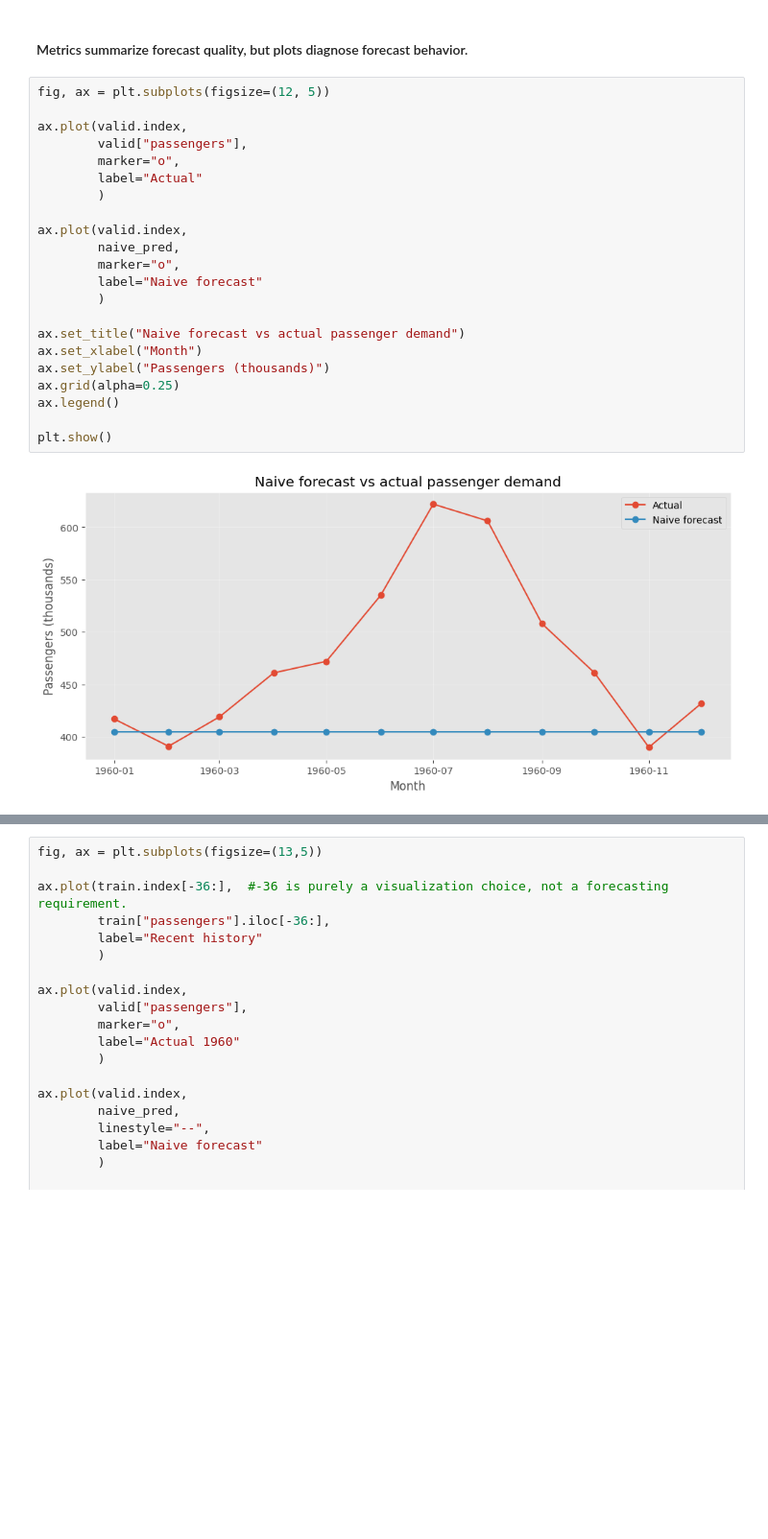
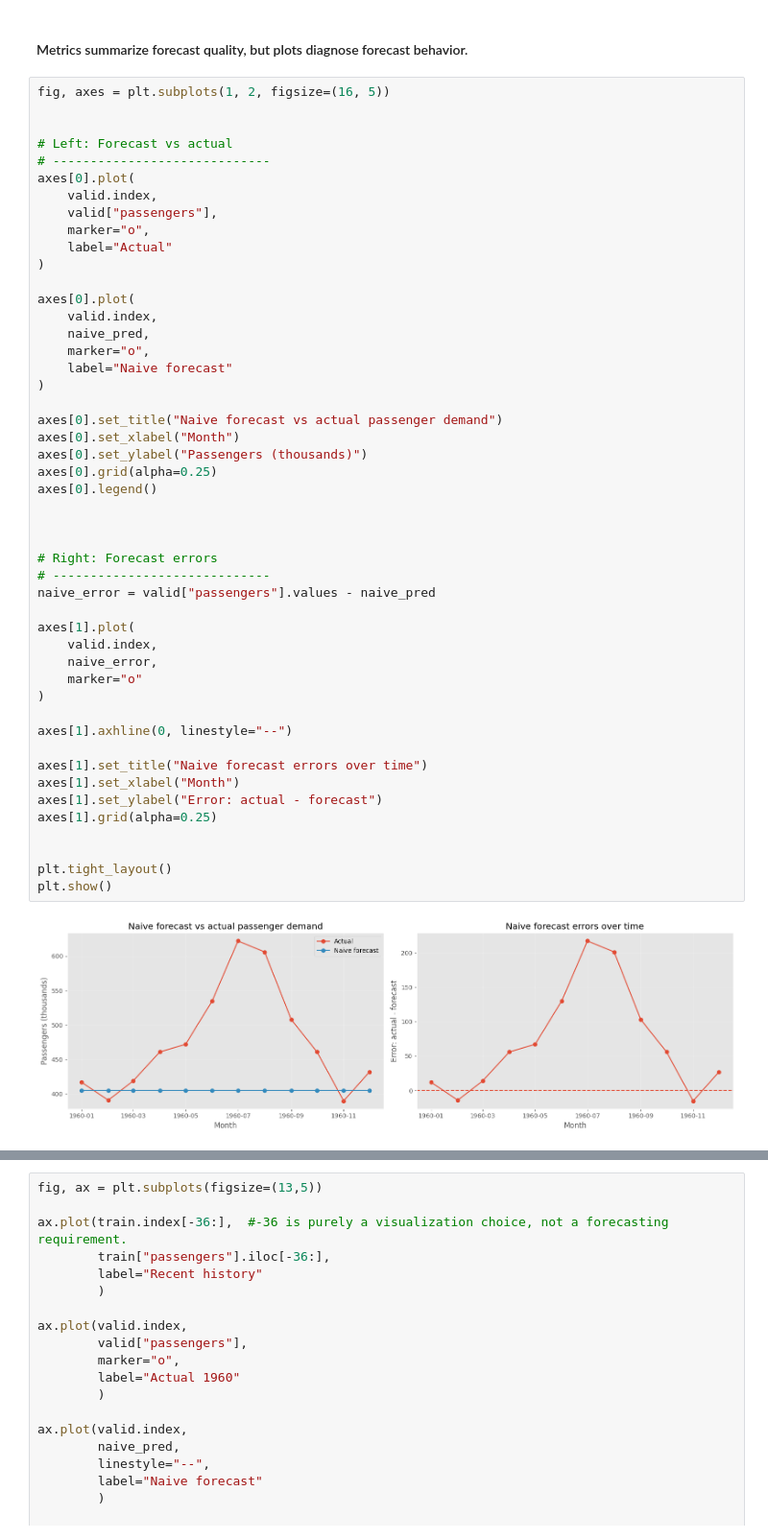
Before and after one commit to tec03/continuous_learning, a Jupyter notebook: Time_series_analysis.ipynb, the cells around one changed output, grey strips where cells are left out. Shown at 96% size. Cells and saved outputs as stored; diff of their text form; blank space fills up the shorter version.

```diff
--- a/Time_series_analysis.ipynb
+++ b/Time_series_analysis.ipynb
@@ -1049,27 +1153,53 @@ The choice should also reflect the **business consequences of forecast errors**.
 # %% [markdown]
 #### Metrics summarize forecast quality, but plots diagnose forecast behavior.
-# %%
-fig, ax = plt.subplots(figsize=(12, 5))
-
-ax.plot(valid.index,
-        valid["passengers"],
-        marker="o",
-        label="Actual"
-        )
-
-ax.plot(valid.index,
-        naive_pred,
-        marker="o",
-        label="Naive forecast"
-        )
-
-ax.set_title("Naive forecast vs actual passenger demand")
-ax.set_xlabel("Month")
-ax.set_ylabel("Passengers (thousands)")
-ax.grid(alpha=0.25)
-ax.legend()
-
-plt.show()
-# %% [output]
-[figure, removed]
+# %%
+fig, axes = plt.subplots(1, 2, figsize=(16, 5))
+
+
+# Left: Forecast vs actual
+# -----------------------------
+axes[0].plot(
+    valid.index,
+    valid["passengers"],
+    marker="o",
+    label="Actual"
+)
+
+axes[0].plot(
+    valid.index,
+    naive_pred,
+    marker="o",
+    label="Naive forecast"
+)
+
+axes[0].set_title("Naive forecast vs actual passenger demand")
+axes[0].set_xlabel("Month")
+axes[0].set_ylabel("Passengers (thousands)")
+axes[0].grid(alpha=0.25)
+axes[0].legend()
+
+
+
+# Right: Forecast errors
+# -----------------------------
+naive_error = valid["passengers"].values - naive_pred
+
+axes[1].plot(
+    valid.index,
+    naive_error,
+    marker="o"
+)
+
+axes[1].axhline(0, linestyle="--")
+
+axes[1].set_title("Naive forecast errors over time")
+axes[1].set_xlabel("Month")
+axes[1].set_ylabel("Error: actual - forecast")
+axes[1].grid(alpha=0.25)
+
+
+plt.tight_layout()
+plt.show()
+# %% [output]
+[figure, added]
 # %% [markdown]
```
Also changed, not shown: parts of 99 cells of this notebook.
